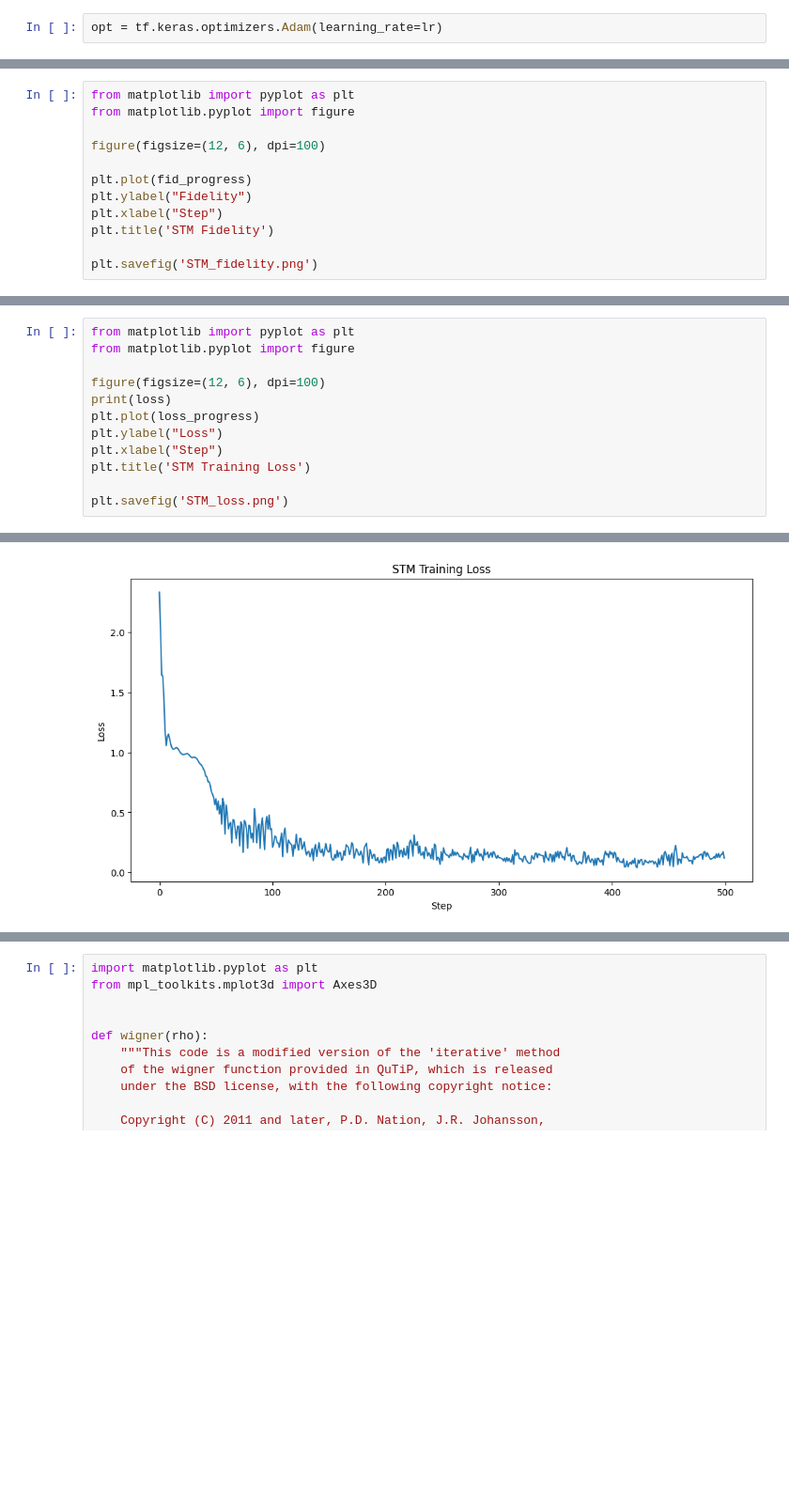
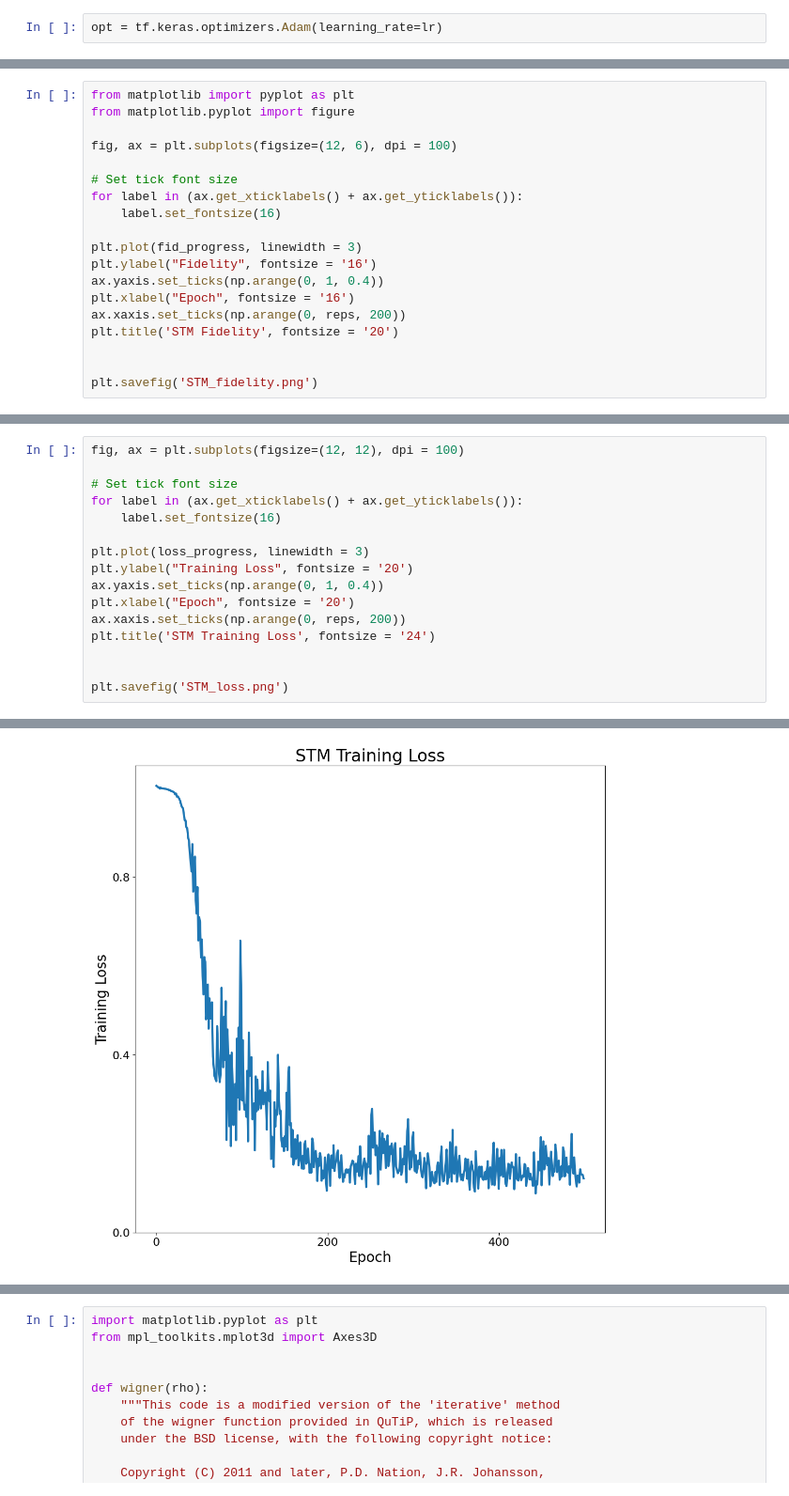
Before and after one commit to brtymn/Phys400, a Jupyter notebook: STM.ipynb, the cells around one changed output, grey strips where cells are left out. Shown: that part at 94% size. Drawn from its saved outputs; the diff is of its cells as text; blank space fills up the shorter version.

```diff
--- a/STM.ipynb
+++ b/STM.ipynb
@@ -313,12 +340,19 @@ Rep: 499 Cost: 0.1199 Fidelity: 0.9531 Trace: 0.9572
 from matplotlib import pyplot as plt
 from matplotlib.pyplot import figure
 
-figure(figsize=(12, 6), dpi=100)
+fig, ax = plt.subplots(figsize=(12, 6), dpi = 100)
 
-plt.plot(fid_progress)
-plt.ylabel("Fidelity")
-plt.xlabel("Step")
-plt.title('STM Fidelity')
+# Set tick font size
+for label in (ax.get_xticklabels() + ax.get_yticklabels()):
+    label.set_fontsize(16)
+
+plt.plot(fid_progress, linewidth = 3)
+plt.ylabel("Fidelity", fontsize = '16')
+ax.yaxis.set_ticks(np.arange(0, 1, 0.4))
+plt.xlabel("Epoch", fontsize = '16')
+ax.xaxis.set_ticks(np.arange(0, reps, 200))
+plt.title('STM Fidelity', fontsize = '20')
+
 
 plt.savefig('STM_fidelity.png')
 # %% [output]
@@ -326,13 +362,17 @@ plt.savefig('STM_fidelity.png')
 # %%
-from matplotlib import pyplot as plt
-from matplotlib.pyplot import figure
+fig, ax = plt.subplots(figsize=(12, 12), dpi = 100)
 
-figure(figsize=(12, 6), dpi=100)
-print(loss)
-plt.plot(loss_progress)
-plt.ylabel("Loss")
-plt.xlabel("Step")
-plt.title('STM Training Loss')
+# Set tick font size
+for label in (ax.get_xticklabels() + ax.get_yticklabels()):
+    label.set_fontsize(16)
+
+plt.plot(loss_progress, linewidth = 3)
+plt.ylabel("Training Loss", fontsize = '20')
+ax.yaxis.set_ticks(np.arange(0, 1, 0.4))
+plt.xlabel("Epoch", fontsize = '20')
+ax.xaxis.set_ticks(np.arange(0, reps, 200))
+plt.title('STM Training Loss', fontsize = '24')
+
 
 plt.savefig('STM_loss.png')
 # %% [output]
@@ -340 +379 @@ tf.Tensor(0.11992564, shape=(), dtype=float32)
-[figure, old version]
+[figure, new version]
```
Also changed, not shown: parts of 26 cells of this notebook, 6 other files.
